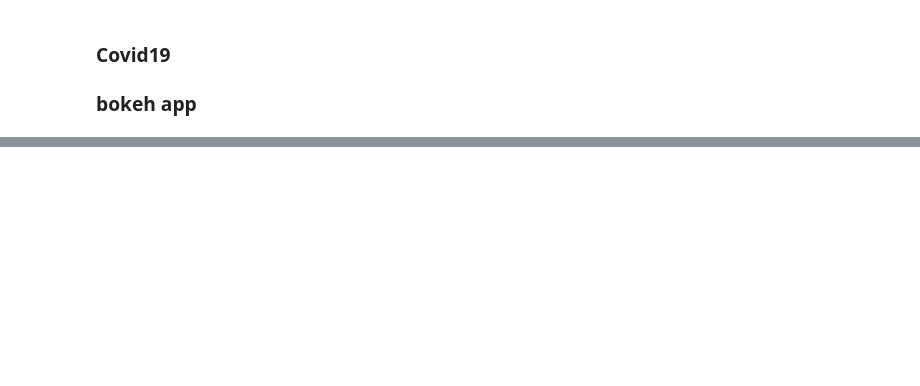
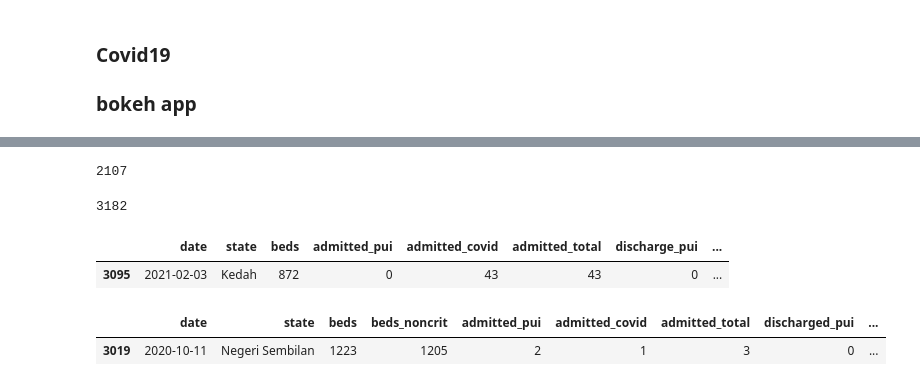
Before and after one commit to mhlearn/covid19, a Jupyter notebook: covid19_bokeh app.ipynb, the cells around one changed output, grey strips where cells are left out. Saved outputs shown, nothing was run; the diff lists cells and outputs as text; code cells hidden in the pictures; blank space fills up the shorter version.

```diff
--- a/covid19_bokeh app.ipynb
+++ b/covid19_bokeh app.ipynb
@@ -446,0 +594,21 @@ See the caveats in the documentation: https://pandas.pydata.org/pandas-docs/stab
+# %%
+hosp_df = pd.read_csv(url_moh + 'epidemic/hospital.csv', parse_dates=['date'])
+pkrc_df = pd.read_csv(url_moh + 'epidemic/pkrc.csv', parse_dates=['date'])
+# %%
+hosp_df.set_index('date').last('1D')['discharged_total'].sum()
+# %% [output]
+2107
+# %%
+pkrc_df.set_index('date').last('1D')['discharge_total'].sum()
+# %% [output]
+3182
+# %%
+pkrc_df.sample()
+# %% [output]
+|  | date | state | beds | admitted_pui | admitted_covid | admitted_total | discharge_pui | ... |
+| 3095 | 2021-02-03 | Kedah | 872 | 0 | 43 | 43 | 0 | ... |
+# %%
+hosp_df.sample()
+# %% [output]
+|  | date | state | beds | beds_noncrit | admitted_pui | admitted_covid | admitted_total | discharged_pui | ... |
+| 3019 | 2020-10-11 | Negeri Sembilan | 1223 | 1205 | 2 | 1 | 3 | 0 | ... |
```
Also changed, not shown: parts of 6 cells of this notebook.
